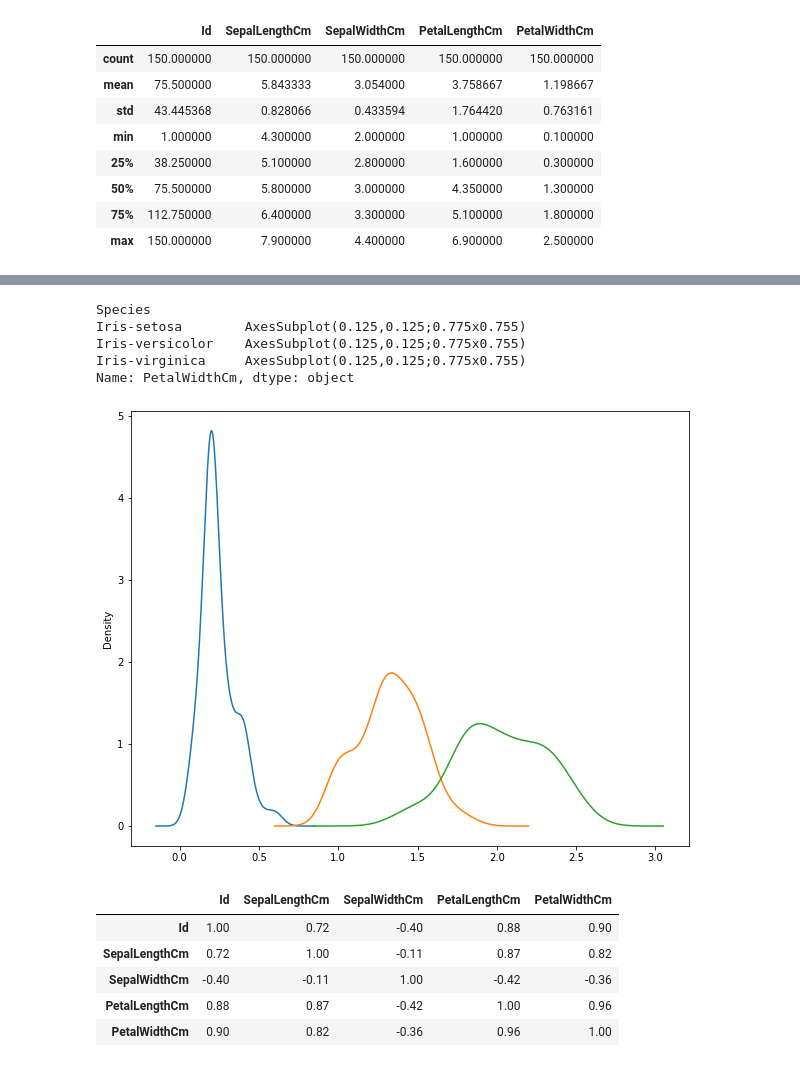
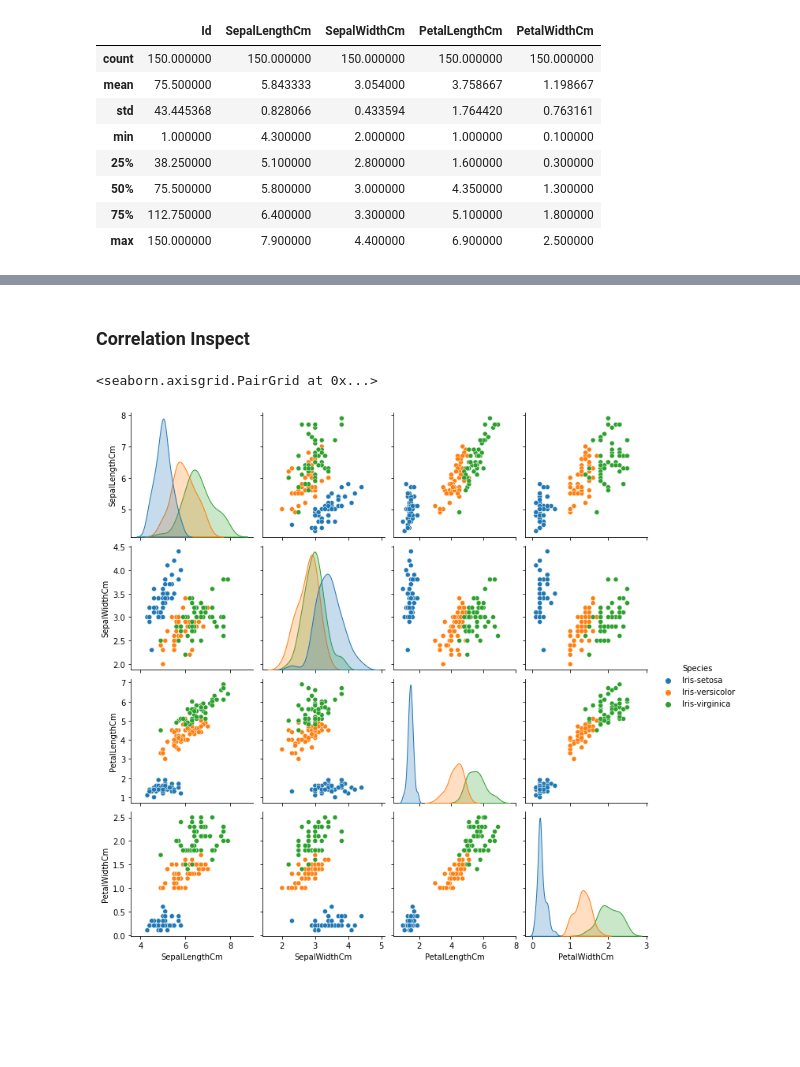
Before and after one commit to egbertocaetano/kaggle, a Jupyter notebook: iris_dataset/iris_dataset.ipynb, the cells around one changed output, grey strips where cells are left out. Saved outputs shown, nothing was run; the diff lists cells and outputs as text; code cells hidden in the pictures; blank space fills up the shorter version.

```diff
--- a/iris_dataset/iris_dataset.ipynb
+++ b/iris_dataset/iris_dataset.ipynb
@@ -100,20 +59,7 @@ Name: PetalLengthCm, dtype: object
-# %%
-grouped_df['PetalWidthCm'].plot.kde(figsize=(10,8))
-# %% [output]
-Species
-Iris-setosa        AxesSubplot(0.125,0.125;0.775x0.755)
-Iris-versicolor    AxesSubplot(0.125,0.125;0.775x0.755)
-Iris-virginica     AxesSubplot(0.125,0.125;0.775x0.755)
-Name: PetalWidthCm, dtype: object
-[figure, removed]
-# %%
-# Correlation
-corr =  df.corr(method='pearson')
-corr.style.background_gradient(cmap='coolwarm').set_precision(2)
-# %% [output]
-|  | Id | SepalLengthCm | SepalWidthCm | PetalLengthCm | PetalWidthCm |
-| Id | 1.00 | 0.72 | -0.40 | 0.88 | 0.90 |
-| SepalLengthCm | 0.72 | 1.00 | -0.11 | 0.87 | 0.82 |
-| SepalWidthCm | -0.40 | -0.11 | 1.00 | -0.42 | -0.36 |
-| PetalLengthCm | 0.88 | 0.87 | -0.42 | 1.00 | 0.96 |
-| PetalWidthCm | 0.90 | 0.82 | -0.36 | 0.96 | 1.00 |
+# %% [markdown]
+### Correlation Inspect
+# %%
+sns.pairplot(data=df[['SepalLengthCm', 'SepalWidthCm', 'PetalLengthCm', 'PetalWidthCm', 'Species']], hue="Species")
+# %% [output]
+<seaborn.axisgrid.PairGrid at 0x...>
+[figure, added]
```
Also changed, not shown: parts of 26 cells of this notebook.
